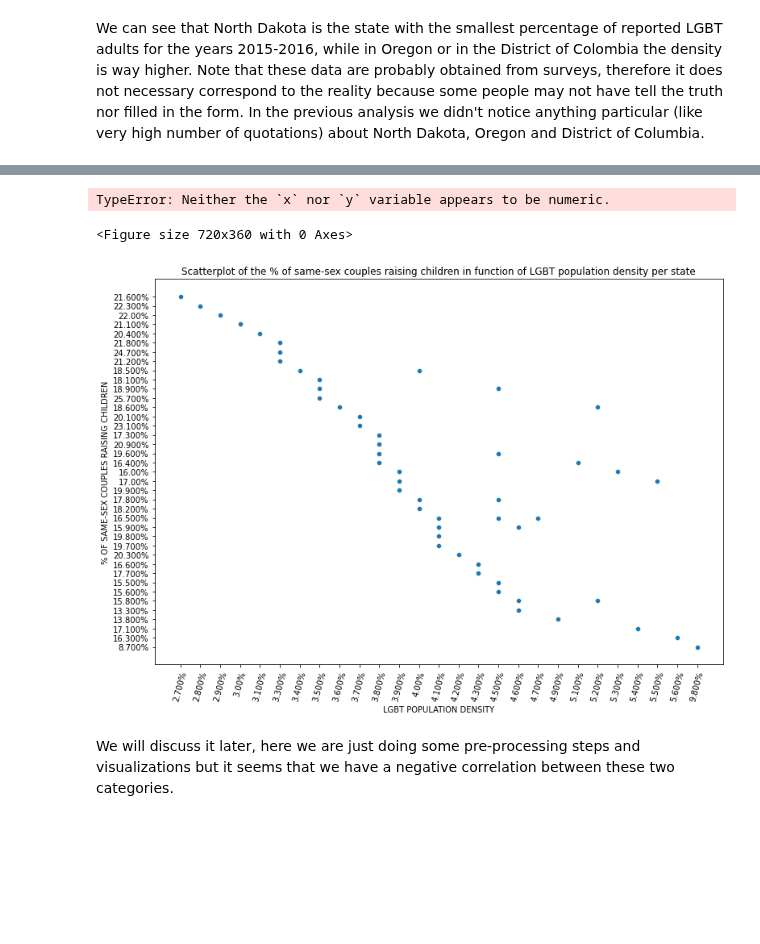
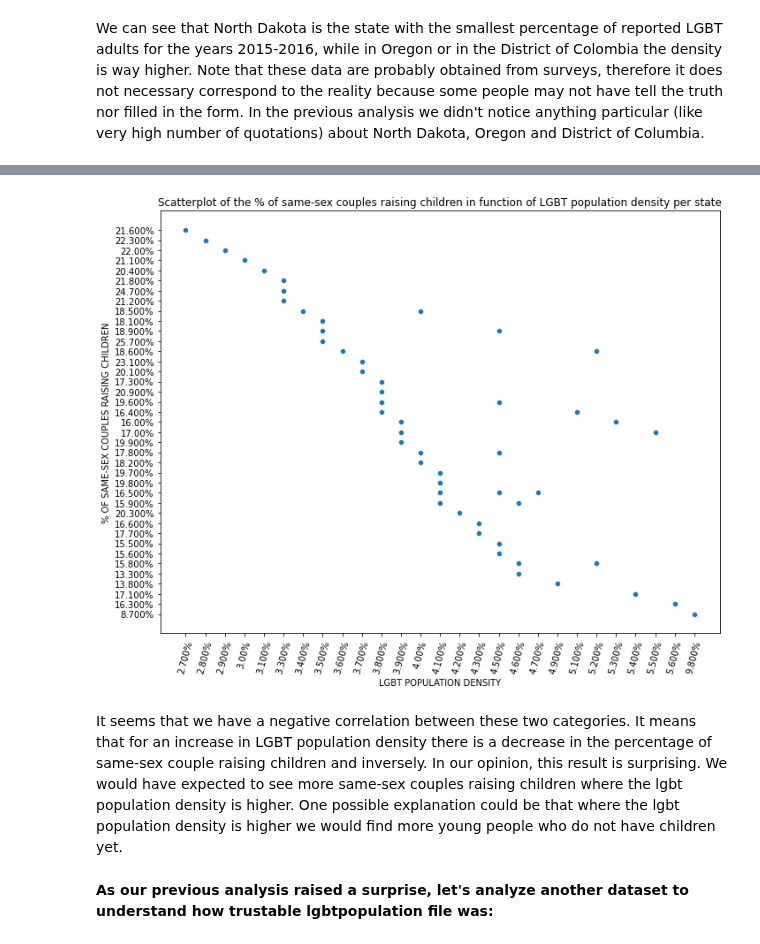
Before and after one commit to epfl-ada/ada-2021-project-ada_group_project, a Jupyter notebook: basic_exploration.ipynb, the cells around one changed output, grey strips where cells are left out. Cells and saved outputs as stored; diff of their text form; code cells hidden in the pictures; blank space fills up the shorter version.

```diff
--- a/basic_exploration.ipynb
+++ b/basic_exploration.ipynb
@@ -549,27 +843,17 @@ df
-# %%
-
-#######METTRE UNE COULEUR PAR BAR QUI SONT DANS QUOTED A LOT ET UNE AUTRE COULEUR POUR LES STATE DANS EXTREME_LGBT_POP
-
-
-df=df.sort_values(by=['LGBT POPULATION DENSITY'], axis=0)
-
-clrs = ['grey' if (x in quoted_a_lot) else 'green' for x in df['STATE'] ]
-plt.figure(figsize=(10,5))
-sns.barplot(x=df.STATE, y=df['LGBT POPULATION DENSITY'], palette=clrs)
-# %% [output]
-TypeError: Neither the `x` nor `y` variable appears to be numeric.
-<Figure size 720x360 with 0 Axes>
 # %%
-#Correlation between LGBT population density and percentage of same-sex couples raising children
+# Correlation between LGBT population density and percentage of same-sex couples raising children
 fig, ax = plt.subplots()
-fig.set_size_inches(11.0, 8.0)
+fig.set_size_inches(10.0, 8.0)
 plt.xticks(rotation=75)
 sns.scatterplot(data=lgbtpopulation, x='LGBT POPULATION DENSITY', y='% OF SAME-SEX COUPLES RAISING CHILDREN', ax=ax).set(title="Scatterplot of the % of same-sex couples raising children in function of LGBT population density per state")
 plt.show()
 # %% [output]
-[figure, old version]
+[figure, new version]
-# %% [markdown]
-We will discuss it later, here we are just doing some pre-processing steps and visualizations but it seems that we have a negative correlation between these two categories.
+# %% [markdown]
+It seems that we have a negative correlation between these two categories. It means that for an increase in LGBT population density there is a decrease in the percentage of same-sex couple raising children and inversely.
+In our opinion, this result is surprising. We would have expected to see more same-sex couples raising children where the lgbt population density is higher. One possible explanation could be that where the lgbt population density is higher we would find more young people who do not have children yet.
+# %% [markdown]
+**As our previous analysis raised a surprise, let's analyze another dataset to understand how trustable lgbtpopulation file was:**
 # %%
 #file lgbtsummary
 lgbtsummary=pd.read_csv("data/lgbtsummary.csv")
```
Also changed, not shown: parts of 118 cells of this notebook.
